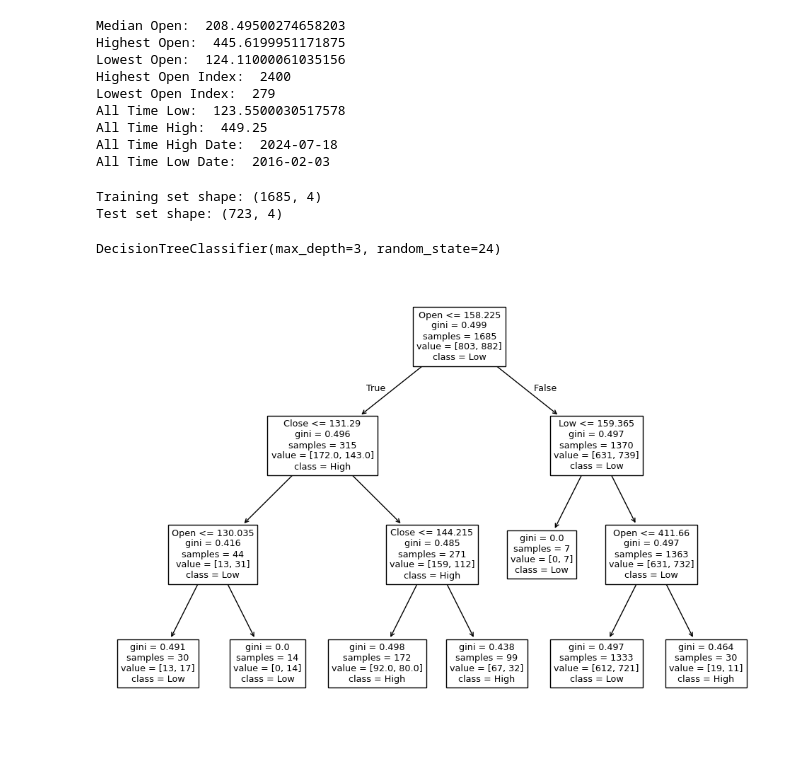
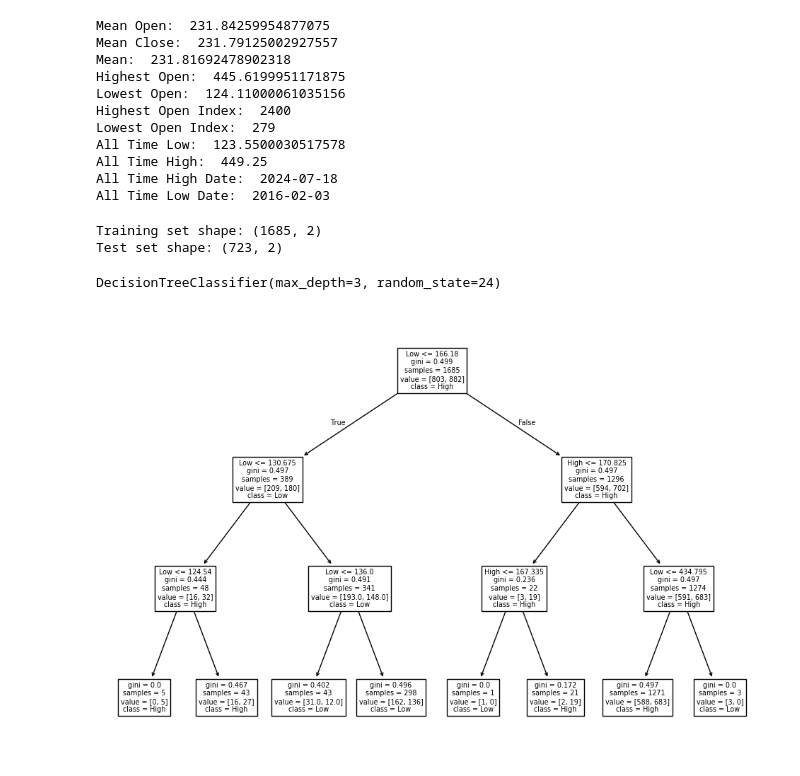
Before and after one commit to RobKing2003/StockPrediction, a Jupyter notebook: project.ipynb, the cells around one changed output. Cells and saved outputs as stored; diff of their text form; code cells hidden in the pictures.

Commit message:
Updating and Reworking Decision Tree

```diff
--- a/project.ipynb
+++ b/project.ipynb
@@ -19,14 +19,18 @@ RANDOM_STATE = 24
 url = "https://raw.githubusercontent.com/RobKing2003/StockPrediction/refs/heads/main/berkshire_hathaway_data.csv"
 data = pd.read_csv(url)
 
-medianOpen = np.median(data["Open"])
+meanOpen = np.mean(data["Open"])
+meanClose = np.mean(data["Close"])
+mean = (meanOpen + meanClose) / 2
 highestOpen, highestOpenIndex = np.max(data["Open"]), data["Open"].idxmax()
 lowestOpen, lowestOpenIndex = np.min(data["Open"]), data["Open"].idxmin()
 
 atl = np.min(data["Low"]) # All Time Low
 ath = np.max(data["High"]) # All Time High
 
-print("Median Open: ", medianOpen)
+print("Mean Open: ", meanOpen)
+print("Mean Close: ", meanClose)
+print("Mean: ", mean)
 print("Highest Open: ", highestOpen)
 print("Lowest Open: ", lowestOpen)
 
@@ -43,12 +47,14 @@ atlDate = data.loc[atlIdx, "Date"]
 print("All Time High Date: ", athDate)
 print("All Time Low Date: ", atlDate)
 
-X_features = ["Open", "Close", "High", "Low"]
+X_features = ["High", "Low"]
 y_features = ["Date", "Volume"]
 X = data[X_features].values
 y = (data["Close"].shift(-1) > data["Close"]).astype(int)
 # %% [output]
-Median Open:  208.49500274658203
+Mean Open:  231.84259954877075
+Mean Close:  231.79125002927557
+Mean:  231.81692478902318
 Highest Open:  445.6199951171875
 Lowest Open:  124.11000061035156
 Highest Open Index:  2400
@@ -70,8 +76,8 @@ X_train, X_test, y_train, y_test = train_test_split(
 print("Training set shape:", X_train.shape)
 print("Test set shape:", X_test.shape)
 # %% [output]
-Training set shape: (1685, 4)
-Test set shape: (723, 4)
+Training set shape: (1685, 2)
+Test set shape: (723, 2)
 # %%
 tree_clf = DecisionTreeClassifier(max_depth = 3, random_state = RANDOM_STATE)
 tree_clf.fit(X_train, y_train)
@@ -79,7 +85,7 @@ tree_clf.fit(X_train, y_train)
 DecisionTreeClassifier(max_depth=3, random_state=24)
 # %%
 plt.figure(figsize = (12, 8))
-tree.plot_tree(tree_clf, feature_names = X_features, class_names=["High", "Low"])
+tree.plot_tree(tree_clf, feature_names = X_features, class_names=["Low", "High"])
 plt.show()
 # %% [output]
-[figure, old version]
+[figure, new version]
```
